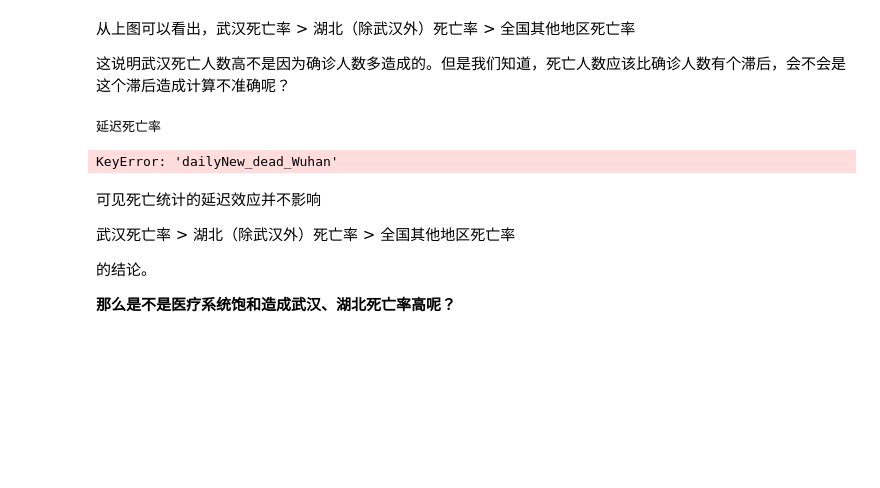
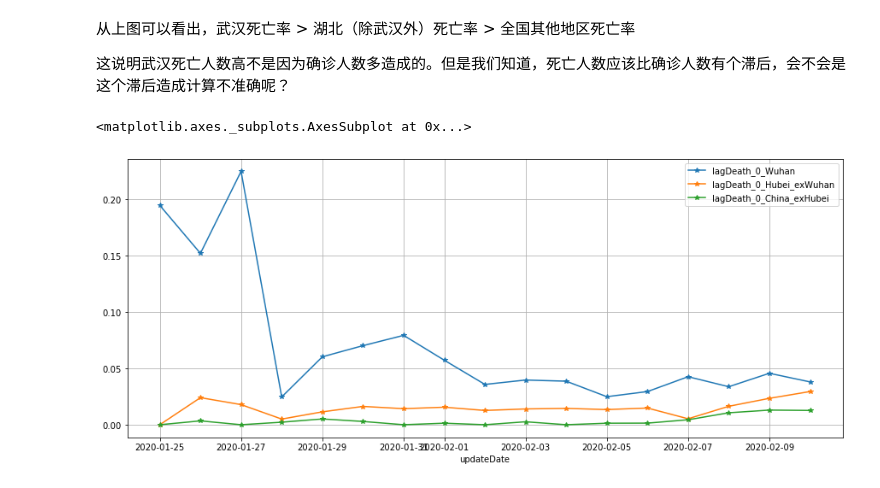
Before and after one commit to jianxu305/nCov2019_analysis, a Jupyter notebook: src/death_rate.ipynb, the cells around one changed output. Cells and saved outputs as stored; diff of their text form; code cells hidden in the pictures; blank space fills up the shorter version.

```diff
--- a/src/death_rate.ipynb
+++ b/src/death_rate.ipynb
@@ -69,21 +69,20 @@ contrast_frm.plot(y=['simpleDeathRate_' + loc for loc in locations], grid=True,
 
 这说明武汉死亡人数高不是因为确诊人数多造成的。但是我们知道，死亡人数应该比确诊人数有个滞后，会不会是这个滞后造成计算不准确呢？
 # %%
-def lagDeathRate(df, location, lag=5):
-    return np.mean(df['dailyNew_dead_' + location][lag:].to_numpy() / df['dailyNew_confirmed_' + location][:-lag].to_numpy())
+def lagDeathRate(df, location, lag):
+    confirmed = df['confirmed_' + location][:-(lag+1)].to_numpy()
+    if lag == 0:
+        v = df['dailyNew_dead_' + location].to_numpy() / df['dailyNew_confirmed_' + location].to_numpy()
+    else:
+        v = df['dailyNew_dead_' + location][lag:].to_numpy() / df['dailyNew_confirmed_' + location][:-lag].to_numpy()
+    return np.concatenate((np.array([np.nan] * (lag + 1)), v[1:]))
-# %%
-print('延迟死亡率')
-print('武汉：', "{:.2%}".format(lagDeathRate(contrast_frm, 'Wuhan')))
-print('湖北（除武汉）：', "{:.2%}".format(lagDeathRate(contrast_frm, 'Hubei_exWuhan')))
-print('全国（除湖北）：', "{:.2%}".format(lagDeathRate(contrast_frm, 'China_exHubei')))
-# %% [output]
-延迟死亡率
-KeyError: 'dailyNew_dead_Wuhan'
-# %% [markdown]
-可见死亡统计的延迟效应并不影响
-
-武汉死亡率 > 湖北（除武汉外）死亡率 > 全国其他地区死亡率
-
-的结论。
-
-**那么是不是医疗系统饱和造成武汉、湖北死亡率高呢？**
+# %%
+for lag in range(0, 14, 2):
+    contrast_frm['lagDeath_' + str(lag) + '_Wuhan'] = lagDeathRate(contrast_frm, 'Wuhan', lag)
+    contrast_frm['lagDeath_' + str(lag) + '_Hubei_exWuhan'] = lagDeathRate(contrast_frm, 'Hubei_exWuhan', lag)
+    contrast_frm['lagDeath_' + str(lag) + '_China_exHubei'] = lagDeathRate(contrast_frm, 'China_exHubei', lag)
+# %%
+contrast_frm.plot(y=['lagDeath_0_Wuhan', 'lagDeath_0_Hubei_exWuhan', 'lagDeath_0_China_exHubei'], figsize=(15, 6), style='-*', grid=True)
+# %% [output]
+<matplotlib.axes._subplots.AxesSubplot at 0x...>
+[figure, added]
```
Also changed, not shown: parts of 3 cells of this notebook, 6 other files.
